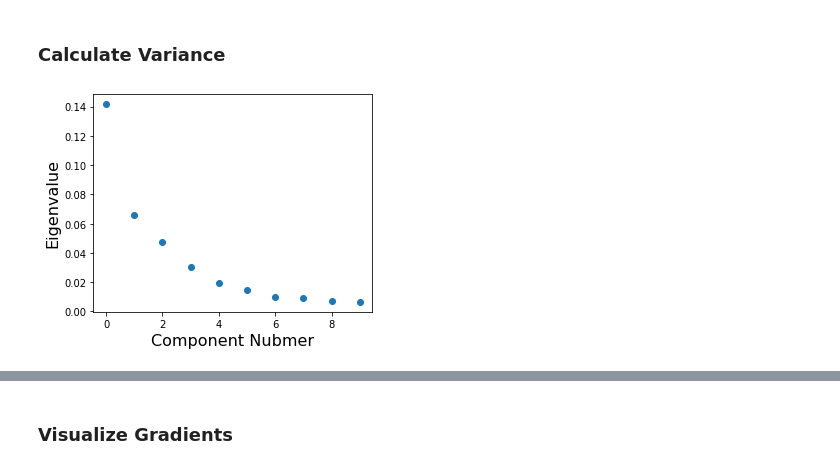
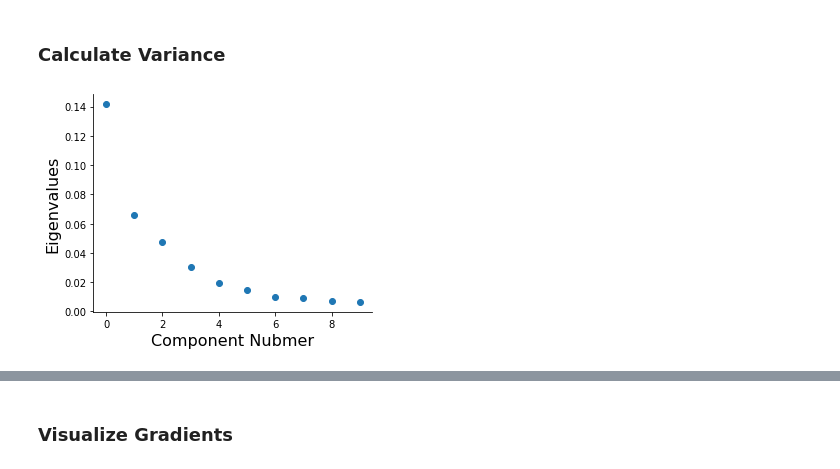
Before and after one commit to sudesnac/HumanBF-Connectivity, a Jupyter notebook: notebook/Diff_7Tsubj7TDWI_gradients.ipynb, the cells around one changed output, grey strips where cells are left out. Drawn from its saved outputs; the diff is of its cells as text; code cells hidden in the pictures.

```diff
--- a/notebook/Diff_7Tsubj7TDWI_gradients.ipynb
+++ b/notebook/Diff_7Tsubj7TDWI_gradients.ipynb
@@ -107,9 +107,11 @@ for gradi in range(5):
 # %%
 fig, ax = plt.subplots(1, figsize=(5, 4))
 ax.scatter(range(gm.lambdas_.size), gm.lambdas_)
+ax.spines['top'].set_visible(False)
+ax.spines['right'].set_visible(False)
 ax.set_xlabel('Component Nubmer', fontsize=16)
-ax.set_ylabel('Eigenvalue', fontsize=16)
-plt.savefig(fig_path + f'Diff_7Tsubj7TDWI_Gradient_variance.png')
+ax.set_ylabel('Eigenvalues', fontsize=16)
+plt.savefig(fig_path + f'Diff_7Tsubj7TDWI_Gradient_eiganvalue.png', dpi=300, bbox_inches='tight')
 plt.show()
 # %% [output]
-[figure, old version]
+[figure, new version]
```
Also changed, not shown: parts of 2 cells of this notebook, 42 other files.
